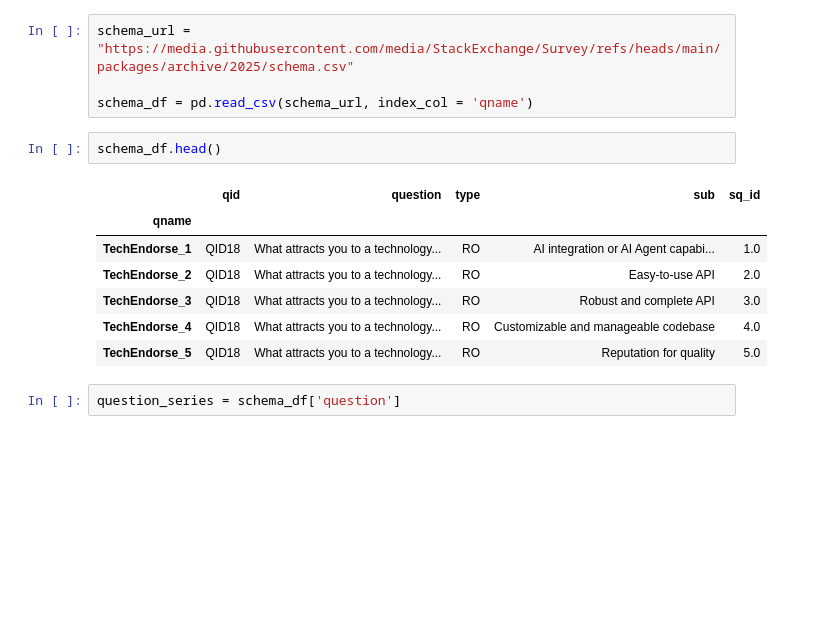
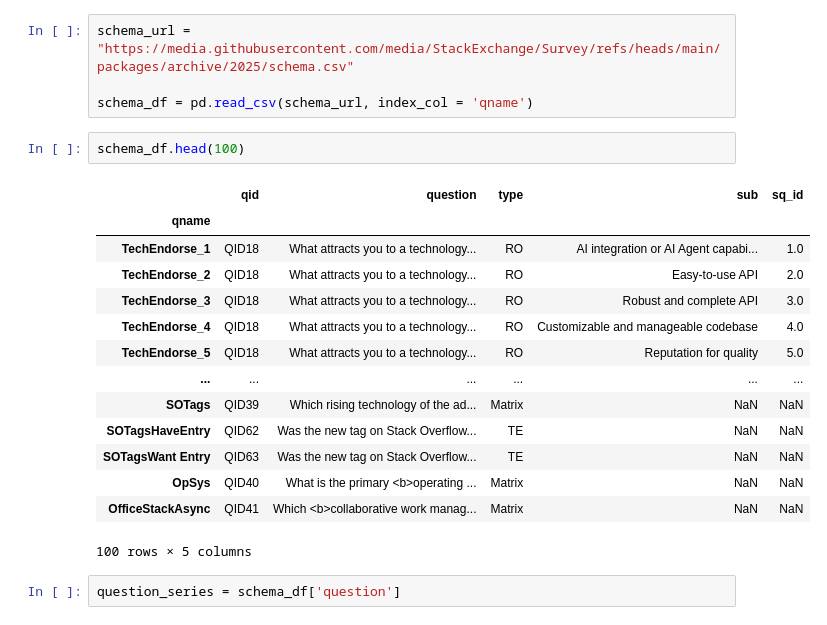
Before and after one commit to devmahbe/100_Numpy_Problems_With_Solutions, a Jupyter notebook: Week 8/EDA1.ipynb, the cells around one changed output. Cells and saved outputs as stored; diff of their text form; blank space fills up the shorter version.

```diff
--- a/Week 8/EDA1.ipynb
+++ b/Week 8/EDA1.ipynb
@@ -54,15 +54,22 @@ schema_url = "https://media.githubusercontent.com/media/StackExchange/Survey/ref
 
 schema_df = pd.read_csv(schema_url, index_col = 'qname')
 # %%
-schema_df.head()
+schema_df.head(100)
 # %% [output]
 |  | qid | question | type | sub | sq_id |
 | qname |  |  |  |  |  |
 | TechEndorse_1 | QID18 | What attracts you to a technology... | RO | AI integration or AI Agent capabi... | 1.0 |
 | TechEndorse_2 | QID18 | What attracts you to a technology... | RO | Easy-to-use API | 2.0 |
 | TechEndorse_3 | QID18 | What attracts you to a technology... | RO | Robust and complete API | 3.0 |
 | TechEndorse_4 | QID18 | What attracts you to a technology... | RO | Customizable and manageable codebase | 4.0 |
 | TechEndorse_5 | QID18 | What attracts you to a technology... | RO | Reputation for quality | 5.0 |
+| ... | ... | ... | ... | ... | ... |
+| SOTags | QID39 | Which rising technology of the ad... | Matrix | NaN | NaN |
+| SOTagsHaveEntry | QID62 | Was the new tag on Stack Overflow... | TE | NaN | NaN |
+| SOTagsWant Entry | QID63 | Was the new tag on Stack Overflow... | TE | NaN | NaN |
+| OpSys | QID40 | What is the primary <b>operating ... | Matrix | NaN | NaN |
+| OfficeStackAsync | QID41 | Which <b>collaborative work manag... | Matrix | NaN | NaN |
+100 rows × 5 columns
 # %%
 question_series = schema_df['question']
 # %%
```
Also changed, not shown: parts of 23 cells of this notebook.
